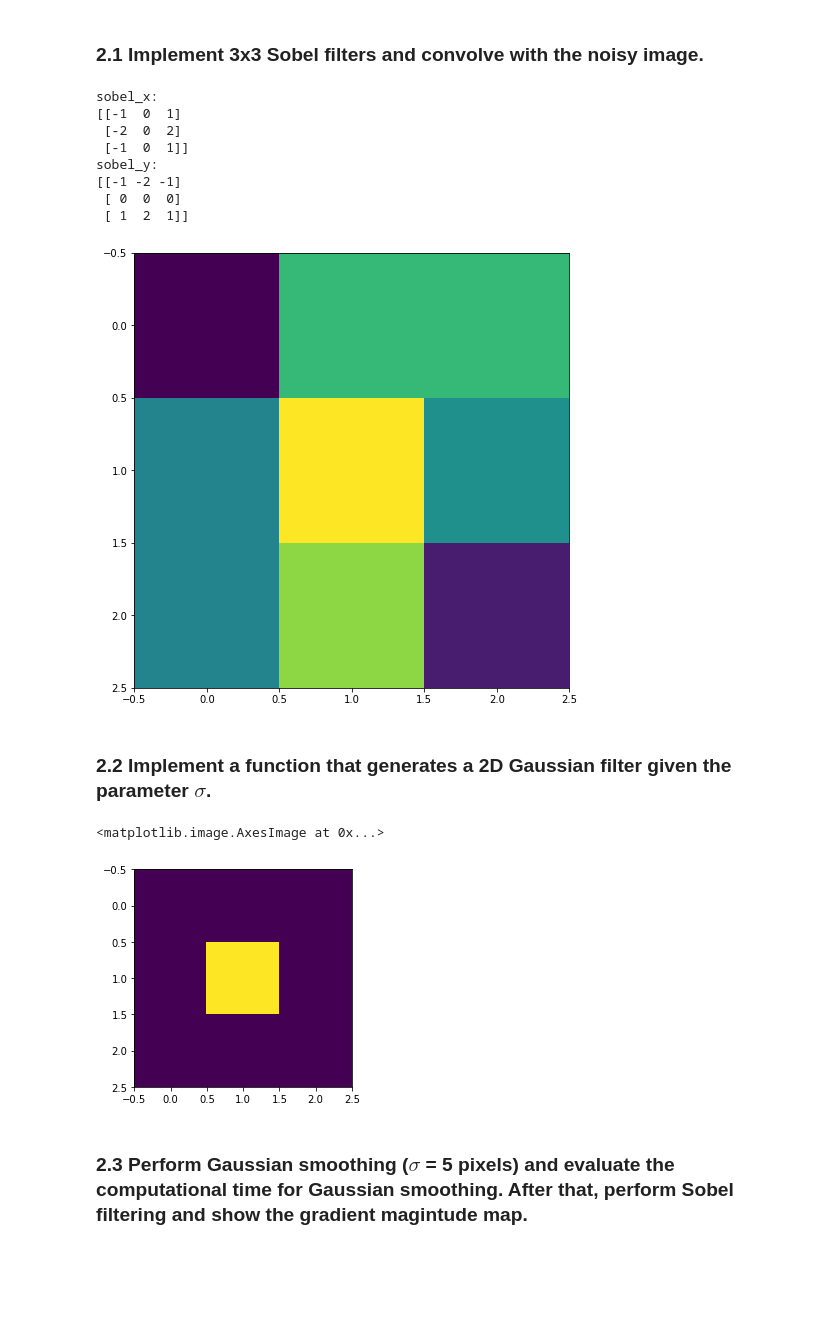
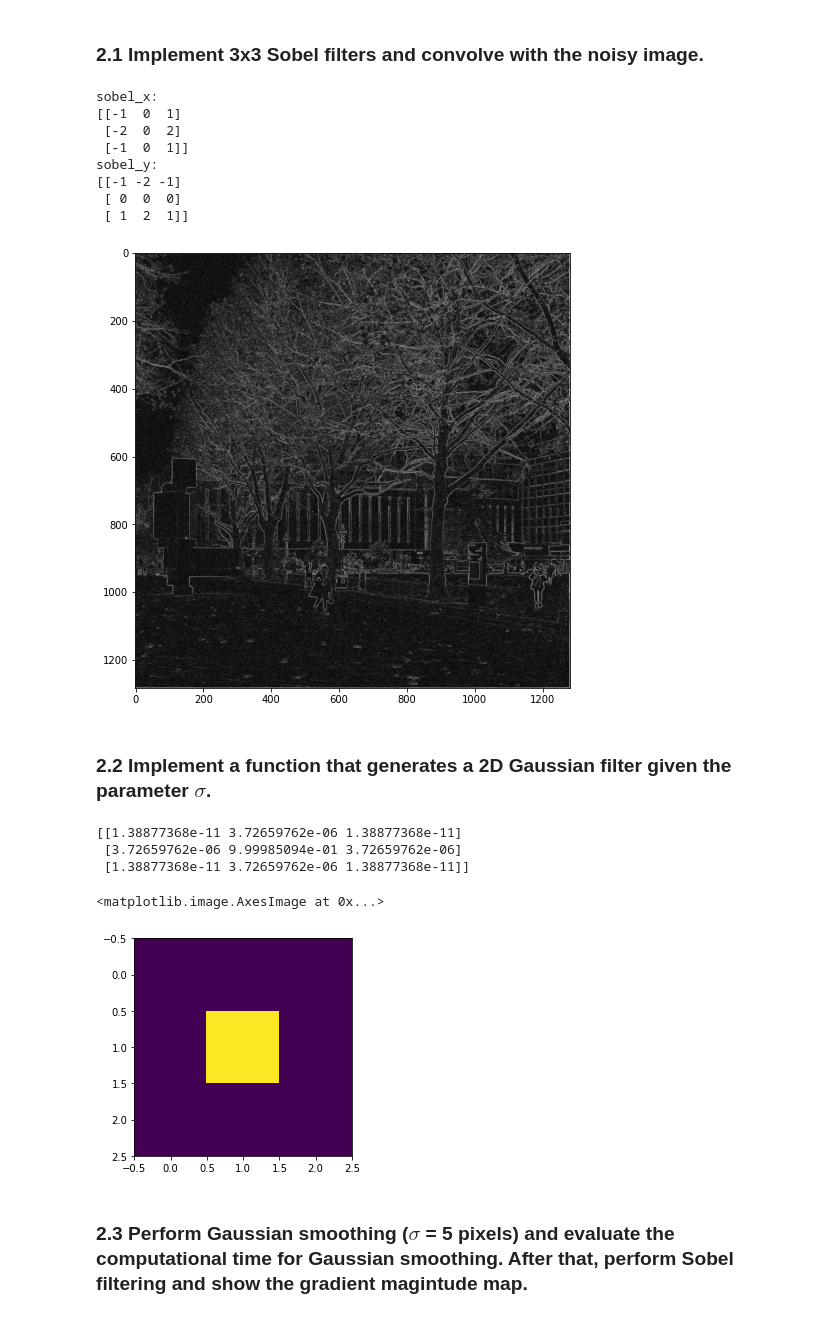
Before and after one commit to Shaanukstar123/Computer-Vision-CW1-Image-Filtering, a Jupyter notebook: coursework_01/coursework_01.ipynb, the cells around one changed output. Cells and saved outputs as stored; diff of their text form; code cells hidden in the pictures; blank space fills up the shorter version.

```diff
--- a/coursework_01/coursework_01.ipynb
+++ b/coursework_01/coursework_01.ipynb
@@ -125,39 +125,35 @@ Perform edge detection using Sobel filtering, as well as Gaussian + Sobel filter
 # %%
 # Design the filters
 ### Insert your code ###
 sobel_x = np.array([[-1,0,1],[-2,0,2],[-1,0,1]])
 sobel_y = np.array([[-1,-2,-1],[0,0,0],[1,2,1]])
 
 # Image filtering
 ### Insert your code ###
 image_x = scipy.signal.convolve2d(image_noisy, sobel_x)
 image_y = scipy.signal.convolve2d(image_noisy,sobel_y)
 
 # Calculate the gradient magnitude
-grad_mag = np.array([[0,0,0]for i in range (3)])
-for i in range(grad_mag.shape[0]):
-    for j in range(grad_mag.shape[1]):
-        grad_mag[i][j] = abs(image_x[i][j]) + abs(image_y[i][j])
+grad_mag = np.sqrt(np.square(image_x) + np.square(image_y))
 
 # Print the filters (provided)
 print('sobel_x:')
 print(sobel_x)
 print('sobel_y:')
 print(sobel_y)
-
 # Display the magnitude map (provided)
-plt.imshow(grad_mag,cmap='gray')
+plt.imshow(grad_mag, cmap='gray')#grad_mag,cmap='gray')
 plt.gcf().set_size_inches(8, 8)
 # %% [output]
 sobel_x:
 [[-1  0  1]
  [-2  0  2]
  [-1  0  1]]
 sobel_y:
 [[-1 -2 -1]
  [ 0  0  0]
  [ 1  2  1]]
-[figure, old version]
+[figure, new version]
 # %% [markdown]
 ### 2.2 Implement a function that generates a 2D Gaussian filter given the parameter $\sigma$.
 # %%
@@ -168,23 +164,29 @@ def gaussian_filter_2d(sigma):
     # return: a 2D array for the Gaussian kernel
 
     ### Insert your code ###
-    const = 1/(2*math.pi*(sigma**2))
+    const = (2*math.pi*(sigma**2))
     size = 3
     centre = (size-1)/2 #assuming kernel size is odd
-    #h= scipy.ndimage.gaussian_filter(np.ones((3,3)),sigma) built in method
     h=np.ones((size,size))
     for i in range(size):
         for j in range(size):
-            x,y = i - centre, j - centre
-            h[i][j] = const * (math.e**(-((x**2+y**2)/2*(sigma**2))))
+            x,y = i- centre, j-centre
+            fraction  = ((x**2)+(y**2))/2*(sigma**2)
+            h[i,j] = (math.exp(-1*fraction))/const
+
+    h = h/np.sum(h) #normalising
     return h
 
 # Visualise the Gaussian filter when sigma = 5 pixel (provided)
 sigma = 5
 h = gaussian_filter_2d(sigma)
+print(h)
 plt.imshow(h)
 # %% [output]
-<matplotlib.image.AxesImage at 0x...>
+[[1.38877368e-11 3.72659762e-06 1.38877368e-11]
+ [3.72659762e-06 9.99985094e-01 3.72659762e-06]
+ [1.38877368e-11 3.72659762e-06 1.38877368e-11]]
+<matplotlib.image.AxesImage at 0x...>
 [figure]
 # %% [markdown]
 ### 2.3 Perform Gaussian smoothing ($\sigma$ = 5 pixels) and evaluate the computational time for Gaussian smoothing. After that, perform Sobel filtering and show the gradient magintude map.
```
Also changed, not shown: parts of 2 cells of this notebook.
